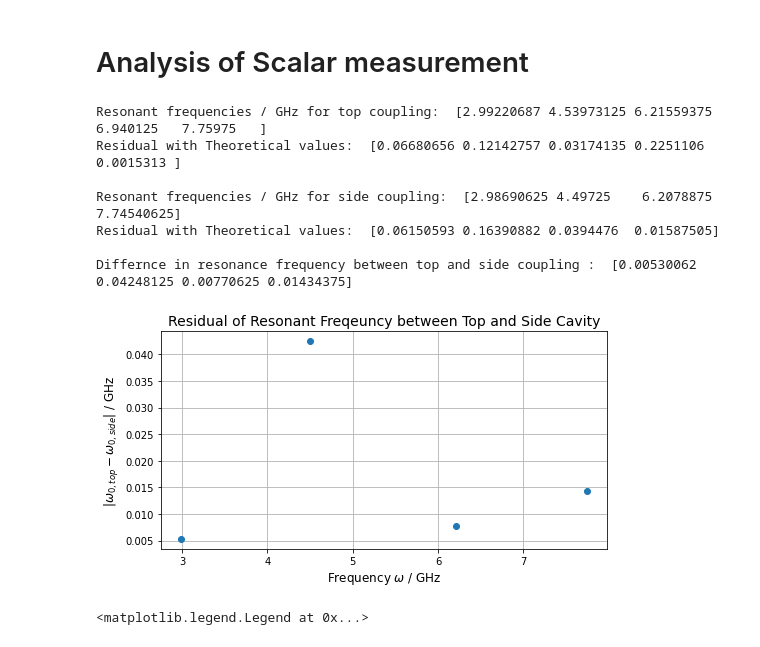
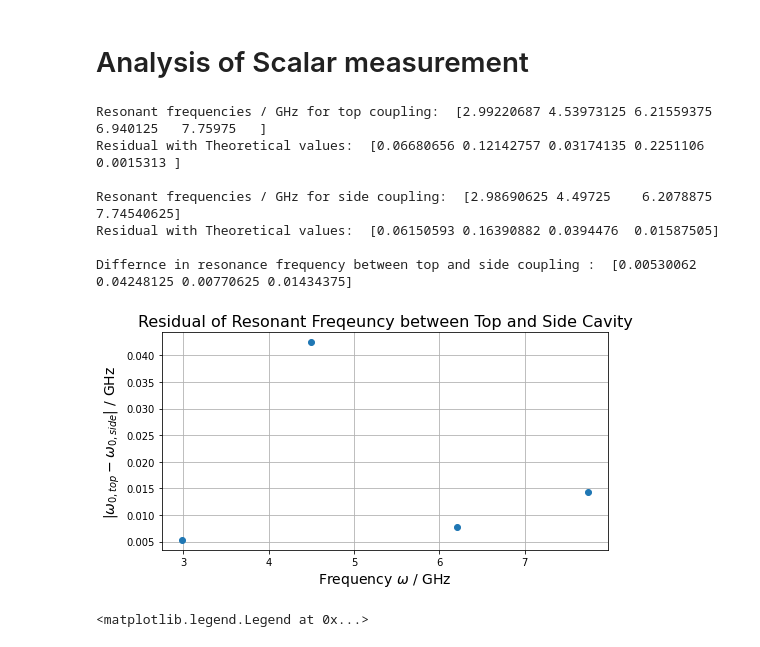
Before and after one commit to tesla1900/advanced-lab-course, a Jupyter notebook: cavities/scalar_analysis.ipynb, the cells around one changed output. Drawn from its saved outputs; the diff is of its cells as text; code cells hidden in the pictures.

Commit message:
Updated figures for visibility

```diff
--- a/cavities/scalar_analysis.ipynb
+++ b/cavities/scalar_analysis.ipynb
@@ -139,38 +139,38 @@ for i, scalar_name in enumerate(scalar_names):
         "fwhm":half_fwhm * 2,
         "Q":Q,
         "Q_err":Q_unc,
         "Q0":Q0,
         "Q0_err":Q0_unc,
         "residual":norm_residual
     }
 
     data_list.append(data_dict)
 
 # print difference between resonant frequency for top and side coupling
 a = data_list[0]["res_freq"]
 a = np.delete(a, 3)
 print("Differnce in resonance frequency between top and side coupling : ", np.abs(a - data_list[1]["res_freq"]))
 
 fig_path = os.path.join(os.getcwd(), "figures")
 
 fig, ax = plt.subplots(figsize=(8,4))
 ax.plot(data_dict["res_freq"], np.abs(a - data_list[1]["res_freq"]), linestyle="", marker="o")
 
-ax.set_xlabel("Frequency $\omega$ / GHz", fontsize=12)
-ax.set_ylabel("$|\omega_{{0, top}} - \omega_{{0, side}}|$ / GHz", fontsize=12)
-ax.set_title("Residual of Resonant Freqeuncy between Top and Side Cavity", fontsize=14)
+ax.set_xlabel("Frequency $\omega$ / GHz", fontsize=14)
+ax.set_ylabel("$|\omega_{{0, top}} - \omega_{{0, side}}|$ / GHz", fontsize=14)
+ax.set_title("Residual of Resonant Freqeuncy between Top and Side Cavity", fontsize=16)
 ax.grid()
 # ax.legend(prop={"size":12})
-plt.savefig("figures/scalar_residual_topside.png", dpi=300, bbox_per_inches="tight")
+plt.savefig("lab-and-report/figures/scalar_residual_topside.png", dpi=300, bbox_per_inches="tight")
 # %% [output]
 Resonant frequencies / GHz for top coupling:  [2.99220687 4.53973125 6.21559375 6.940125   7.75975   ]
 Residual with Theoretical values:  [0.06680656 0.12142757 0.03174135 0.2251106  0.0015313 ]
 
 Resonant frequencies / GHz for side coupling:  [2.98690625 4.49725    6.2078875  7.74540625]
 Residual with Theoretical values:  [0.06150593 0.16390882 0.0394476  0.01587505]
 
 Differnce in resonance frequency between top and side coupling :  [0.00530062 0.04248125 0.00770625 0.01434375]
-[figure, old version]
+[figure, new version]
 # %%
 # export values to csv
 import pandas as pd
```
Also changed, not shown: 6 other files.
